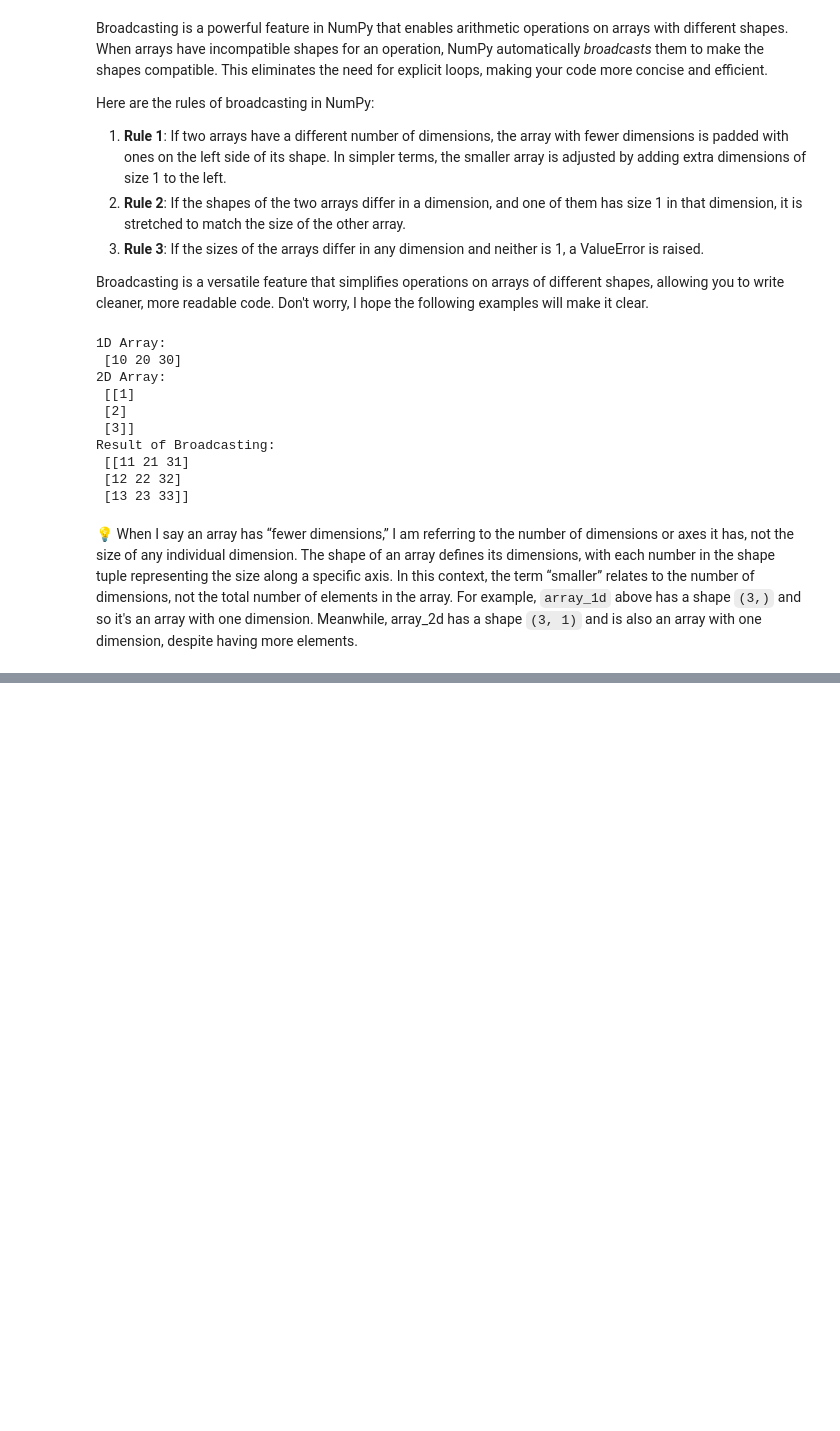
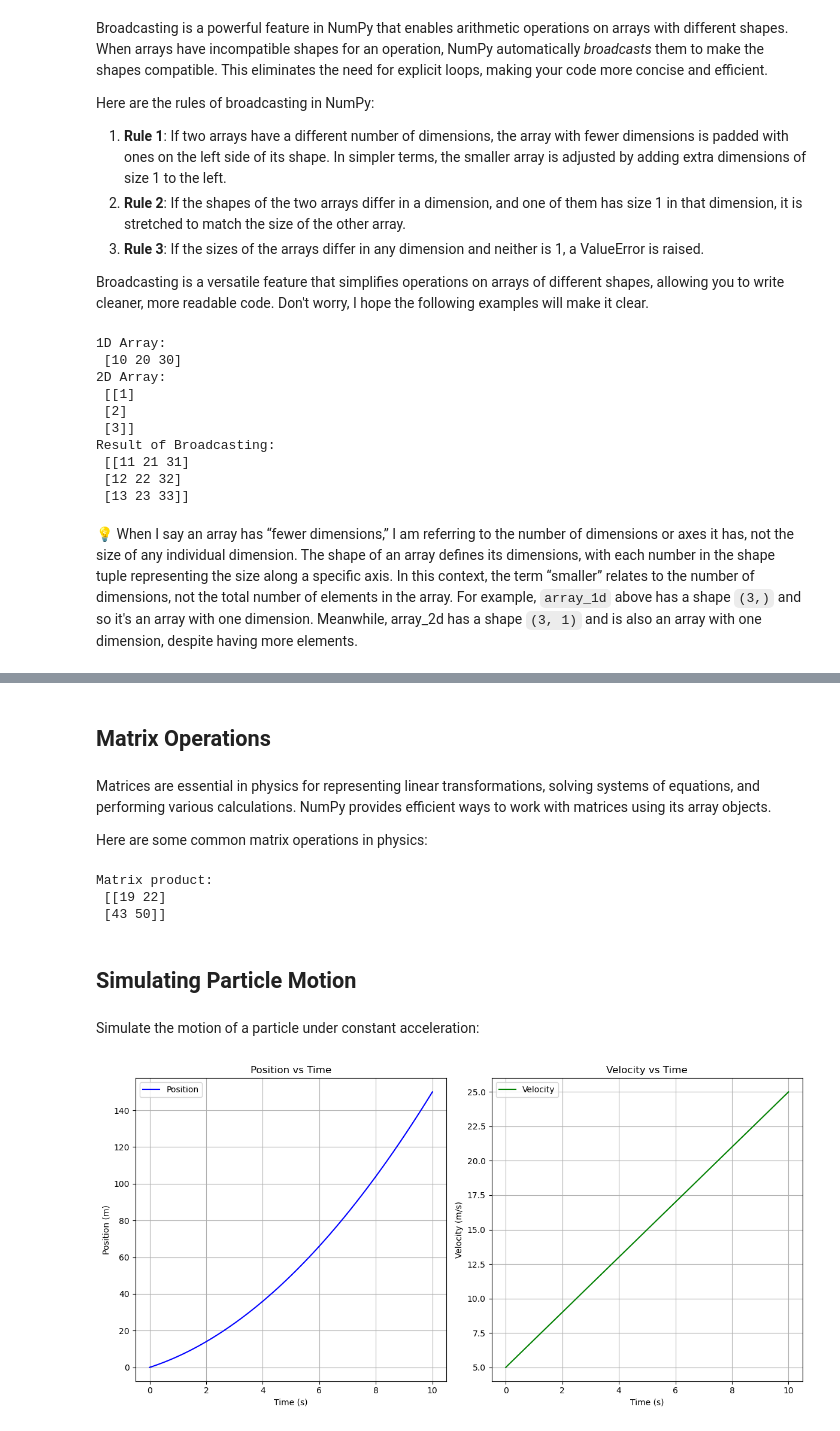
Before and after one commit to Collins-kariuk/Python-for-Physics-Students, a Jupyter notebook: Part 5_Introduction to Scientific Libraries/A. NumPy.ipynb, the cells around one changed output, grey strips where cells are left out. Saved outputs shown, nothing was run; the diff lists cells and outputs as text; code cells hidden in the pictures; blank space fills up the shorter version.

Commit message:
Finish writing the entire 'Numpy' notebook

```diff
--- a/Part 5_Introduction to Scientific Libraries/A. NumPy.ipynb
+++ b/Part 5_Introduction to Scientific Libraries/A. NumPy.ipynb
@@ -273,0 +297,67 @@ Result of Broadcasting:
+# %% [markdown]
+## Matrix Operations
+# %% [markdown]
+Matrices are essential in physics for representing linear transformations, solving systems of equations, and performing various calculations. NumPy provides efficient ways to work with matrices using its array objects.
+
+Here are some common matrix operations in physics:
+# %%
+# Matrix multiplication
+matrix1 = np.array([[1, 2], [3, 4]])
+matrix2 = np.array([[5, 6], [7, 8]])
+
+product = np.dot(matrix1, matrix2)
+print("Matrix product:\n", product)
+# %% [output]
+Matrix product:
+ [[19 22]
+ [43 50]]
+# %% [markdown]
+## Simulating Particle Motion
+# %% [markdown]
+Simulate the motion of a particle under constant acceleration:
+# %%
+import numpy as np
+import matplotlib.pyplot as plt
+
+# Constants
+initial_position = 0  # Initial position (m)
+initial_velocity = 5  # Initial velocity (m/s)
+acceleration = 2  # Constant acceleration (m/s^2)
+time_steps = 100  # Number of time steps
+total_time = 10  # Total time (s)
+
+# Create a time array using NumPy's linspace
+time = np.linspace(0, total_time, time_steps)  # Time array from 0 to total_time
+# print("Time array:", time) # Display the time array
+
+# Calculate position and velocity using equations of motion
+# Position: x(t) = x_0 + v_0 * t + 0.5 * a * t^2
+position = initial_position + initial_velocity * time + 0.5 * acceleration * time**2
+
+# Velocity: v(t) = v_0 + a * t
+velocity = initial_velocity + acceleration * time
+
+# Plot position vs. time
+plt.figure(figsize=(12, 6))
+plt.subplot(1, 2, 1)
+plt.plot(time, position, label="Position", color='blue')
+plt.title("Position vs Time")
+plt.xlabel("Time (s)")
+plt.ylabel("Position (m)")
+plt.grid(True)
+plt.legend()
+
+# Plot velocity vs. time
+plt.subplot(1, 2, 2)
+plt.plot(time, velocity, label="Velocity", color='green')
+plt.title("Velocity vs Time")
+plt.xlabel("Time (s)")
+plt.ylabel("Velocity (m/s)")
+plt.grid(True)
+plt.legend()
+
+# Show plots
+plt.tight_layout()
+plt.show()
+# %% [output]
+[figure, added]
```
Also changed, not shown: parts of 9 cells of this notebook.
